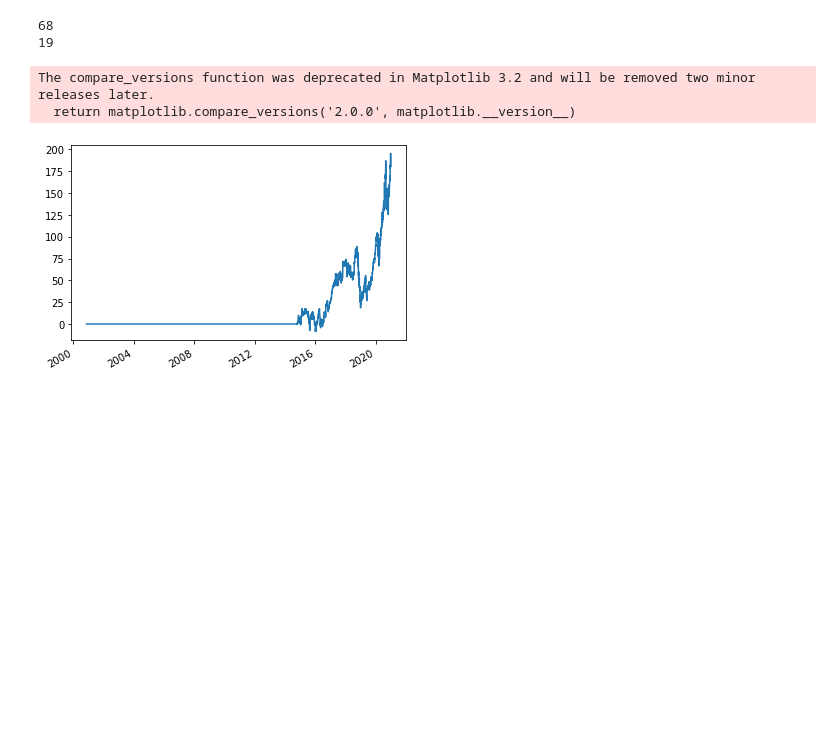
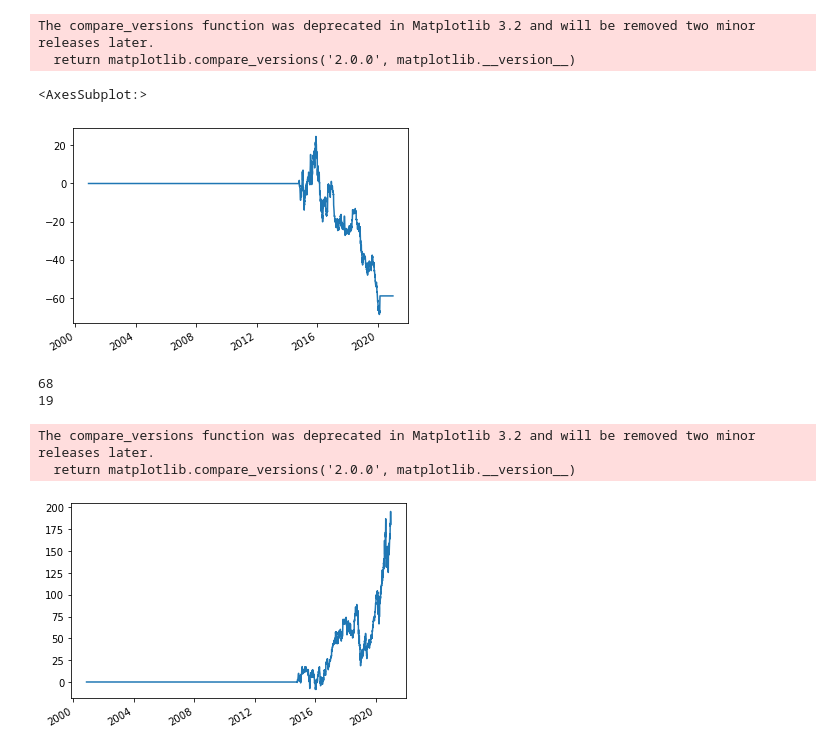
Before and after one commit to MattioCh/algo_test, a Jupyter notebook: ml/analyze.ipynb, the cells around one changed output. Drawn from its saved outputs; the diff is of its cells as text; code cells hidden in the pictures; blank space fills up the shorter version.

```diff
--- a/ml/analyze.ipynb
+++ b/ml/analyze.ipynb
@@ -6,3 +6,10 @@ df2 = pd.read_pickle('test2.pkl')
+# %%
+df['pnl'].plot()
+# %% [output]
+The compare_versions function was deprecated in Matplotlib 3.2 and will be removed two minor releases later.
+  return matplotlib.compare_versions('2.0.0', matplotlib.__version__)
+<AxesSubplot:>
+[figure, added]
 # %%
 print(df['shorts_count'].sum())
 print(df2['shorts_count'].sum())
```
Also changed, not shown: parts of 1 cell of this notebook, 4 other files.
